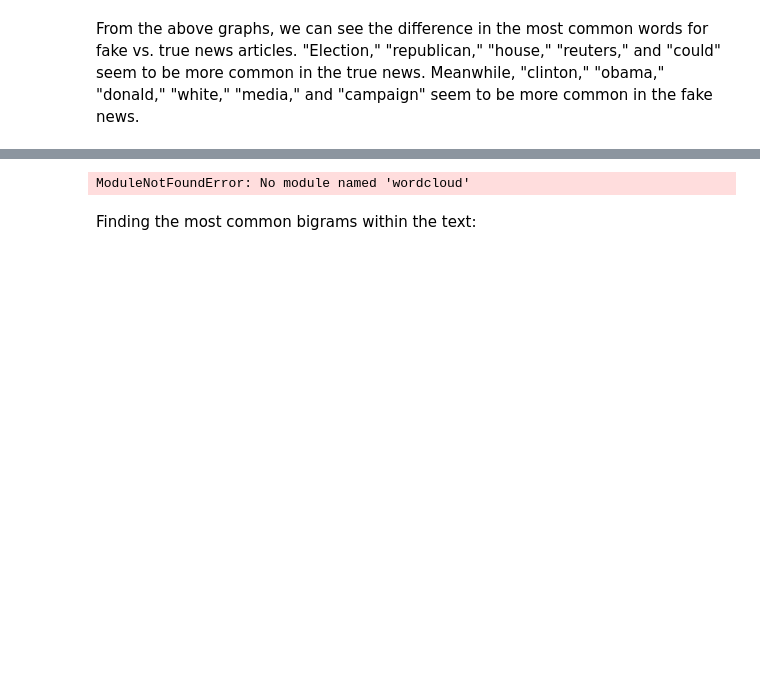
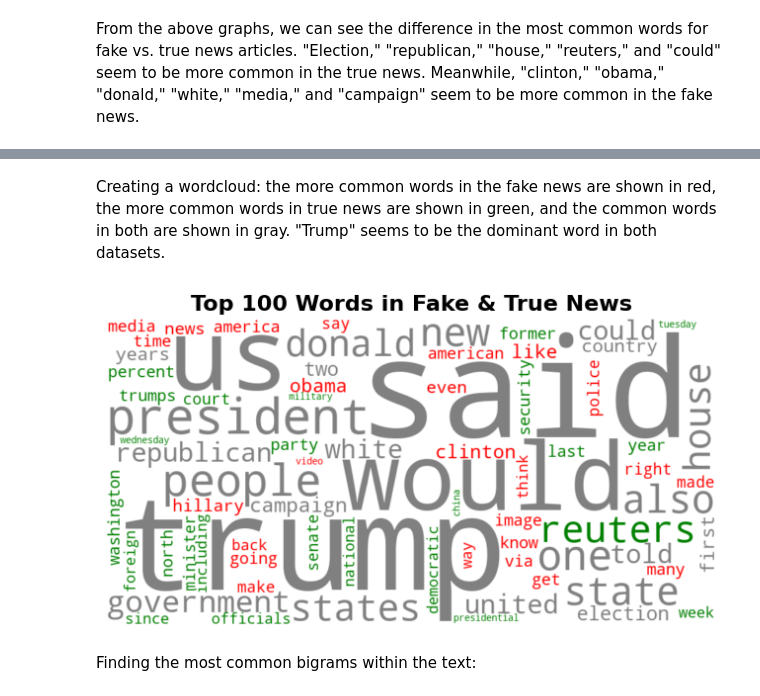
Before and after one commit to ShirleyW-W/PSTAT134-Project, a Jupyter notebook: PSTAT134_Final_Project.ipynb, the cells around one changed output, grey strips where cells are left out. Drawn from its saved outputs; the diff is of its cells as text; code cells hidden in the pictures; blank space fills up the shorter version.

```diff
--- a/PSTAT134_Final_Project.ipynb
+++ b/PSTAT134_Final_Project.ipynb
@@ -200,3 +190,5 @@ Creating a wordcloud
+# %% [markdown]
+Creating a wordcloud: the more common words in the fake news are shown in red, the more common words in true news are shown in green, and the common words in both are shown in gray. "Trump" seems to be the dominant word in both datasets.
 # %%
 import re
 from wordcloud import WordCloud
@@ -208,35 +200,35 @@ fake_top_words = dict(fake_word_counts.most_common(50))
 true_top_words = dict(true_word_counts.most_common(50))
 
 # merge word counts while keeping track of origins
 combined_word_counts = {word: fake_top_words.get(word, 0) + true_top_words.get(word, 0)
                         for word in set(fake_top_words) | set(true_top_words)}
 
 # custom function to color words based on their origin
 def color_func(word, font_size, position, orientation, random_state=None, **kwargs):
     if word in fake_top_words and word in true_top_words:
         return "rgb(128, 128, 128)"  # gray for shared words
     elif word in fake_top_words:
         return "rgb(255, 0, 0)"  # red for fake news words
     elif word in true_top_words:
         return "rgb(0, 128, 0)"  # green for true news words
     return "rgb(0, 0, 0)"
 
 # generate word cloud
 wordcloud = WordCloud(
     width = 900, height = 450, max_words = 100, background_color = "white"
 ).generate_from_frequencies(combined_word_counts)
 
 # apply custom coloring
 wordcloud.recolor(color_func = color_func)
 
 # plotting the wordcloud
-plt.figure(figsize = (12, 6))
+plt.figure(figsize = (8, 5))
 plt.imshow(wordcloud, interpolation = "bilinear")
 plt.axis("off")
 plt.title("Top 100 Words in Fake & True News", fontsize = 16, fontweight = "bold")
 plt.show()
 # %% [output]
-ModuleNotFoundError: No module named 'wordcloud'
+[figure, added]
 # %% [markdown]
 Finding the most common bigrams within the text:
 # %%
```
Also changed, not shown: parts of 23 cells of this notebook, 7 other files.
